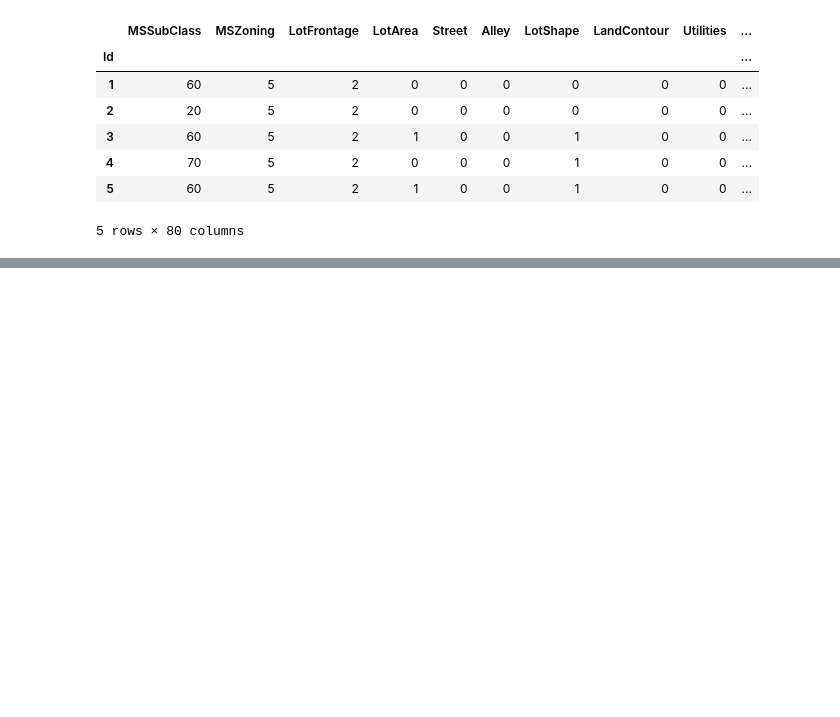
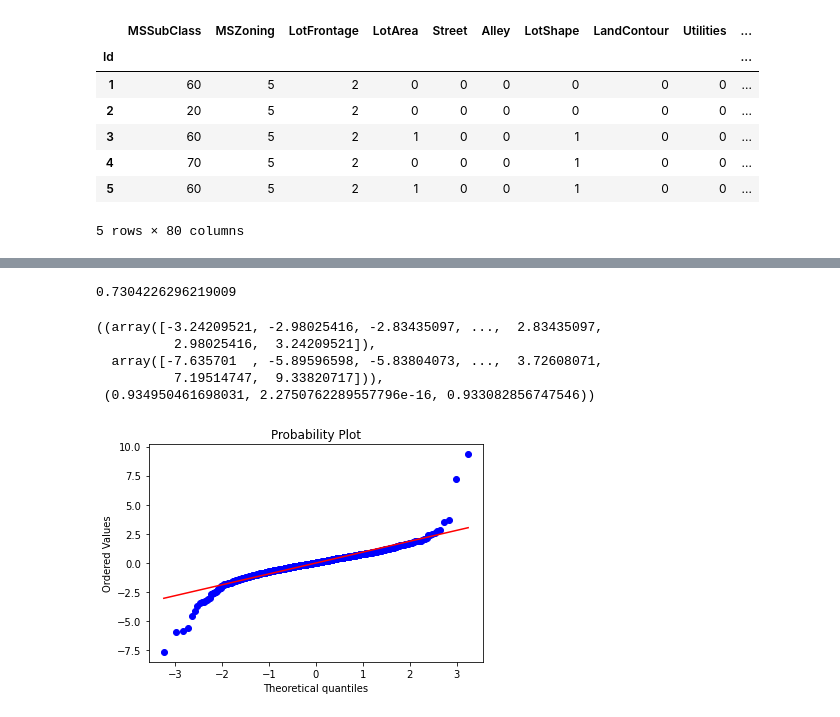
Before and after one commit to brunobou/projet_personnel, a Jupyter notebook: kaggle_house_price/testing model.ipynb, the cells around one changed output, grey strips where cells are left out. Saved outputs shown, nothing was run; the diff lists cells and outputs as text; code cells hidden in the pictures; blank space fills up the shorter version.

```diff
--- a/kaggle_house_price/testing model.ipynb
+++ b/kaggle_house_price/testing model.ipynb
@@ -21,0 +63,4 @@ df_train.head()
+# %%
+lr=LinearRegression()
+# %%
+lr.fit(X_train,y_train)
@@ -21,0 +79,6 @@ df_train.head()
+# %%
+lr.score(X_test,y_test)
+# %% [output]
+0.7304226296219009
+# %%
+pred_train = lr.predict(X_train)
@@ -21,0 +87,18 @@ df_train.head()
+# %%
+res= pred_train - y_train
+res_norm = (res - res.mean())/(res.std())
+# %%
+probplot(res_norm)
+# %% [output]
+((array([-3.24209521, -2.98025416, -2.83435097, ...,  2.83435097,
+          2.98025416,  3.24209521]),
+  array([-7.635701  , -5.89596598, -5.83804073, ...,  3.72608071,
+          7.19514747,  9.33820717])),
+ (0.934950461698031, 2.2750762289557796e-16, 0.933082856747546))
+# %%
+
+probplot(res_norm,plot=plt)
+
+plt.show();
+# %% [output]
+[figure, added]
```
Also changed, not shown: parts of 11 cells of this notebook.
